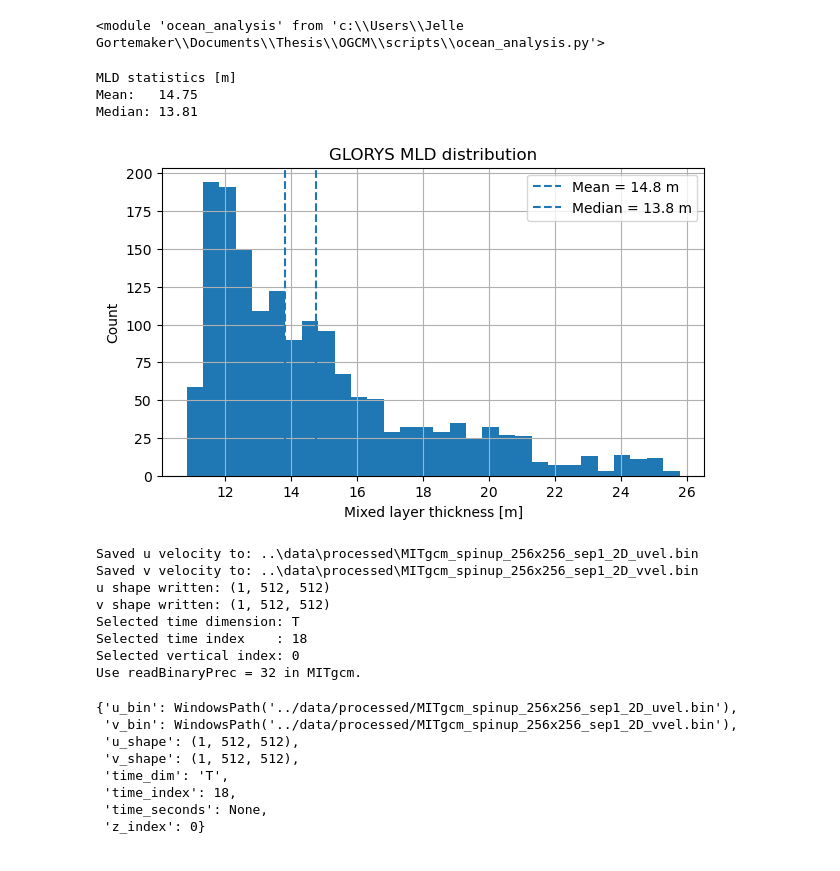
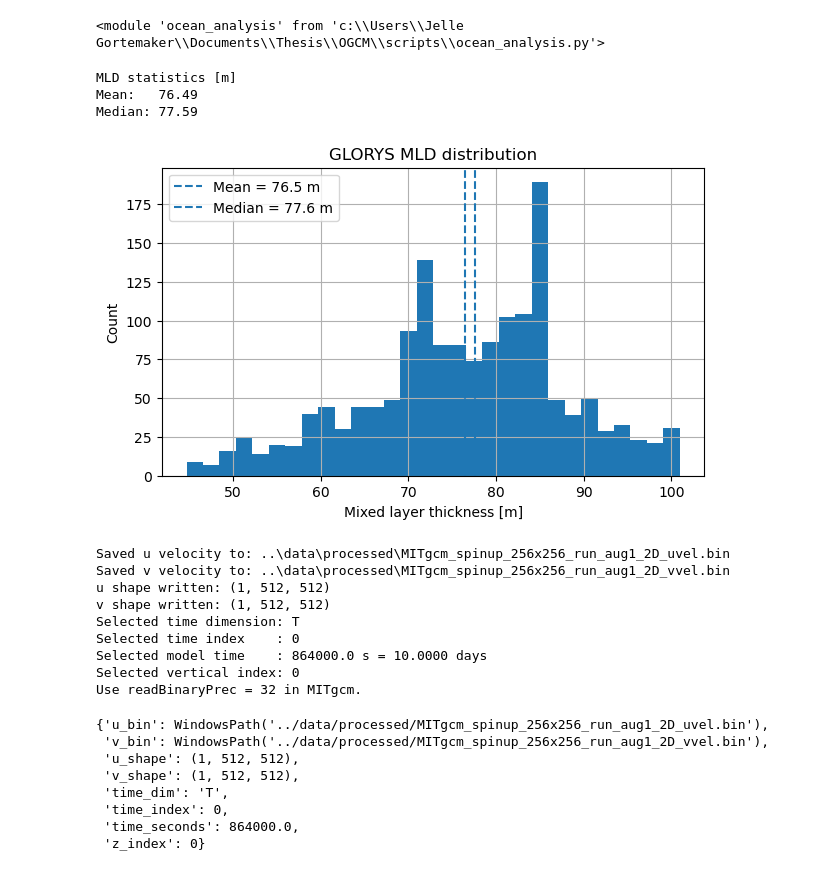
Before and after one commit to Jelle-Gortemaker/Thesis, a Jupyter notebook: OGCM/notebooks/Vertical_slice_to_2D.ipynb, the cells around one changed output. Saved outputs shown, nothing was run; the diff lists cells and outputs as text; code cells hidden in the pictures.

```diff
--- a/OGCM/notebooks/Vertical_slice_to_2D.ipynb
+++ b/OGCM/notebooks/Vertical_slice_to_2D.ipynb
@@ -15,67 +15,70 @@ importlib.reload(oa)
 # %% [output]
 <module 'ocean_analysis' from 'c:\\Users\\Jelle Gortemaker\\Documents\\Thesis\\OGCM\\scripts\\ocean_analysis.py'>
 # %%
-GLORYS_file = "../data/input/GPGP_oct2020_3D_40.50_43.50_137.92_134.28.nc"
+GLORYS_file = "../data/input/GPGP_feb2020_3D_37.0_40.0_147.76_144.24.nc"
 
-MITgcm_interp_file = "../../z.flow_postprocessing/data/input/run_sep1_spinup.nc"
-output_file = "MITgcm_spinup_256x256_sep1_2D"
-delR = [20.0]
+case_name = "run_aug1"
+
+MITgcm_interp_file = f"../../z.flow_postprocessing/data/input/{case_name}.nc"
+output_file = f"MITgcm_spinup_256x256_{case_name}_2D"
+delR = [22.0]
 
 
 
 ds = xr.open_dataset(GLORYS_file)
 mld = ds["mlotst"]
 
 for tdim in ["time", "time_counter", "t"]:
     if tdim in mld.dims:
         mld = mld.mean(dim=tdim)
         break
 
 values = mld.values
 values = values[np.isfinite(values)]
 
 print("MLD statistics [m]")
 print(f"Mean:   {np.mean(values):.2f}")
 print(f"Median: {np.median(values):.2f}")
 
 plt.figure(figsize=(7, 4))
 plt.hist(values, bins=30)
 plt.axvline(np.mean(values), linestyle="--", label=f"Mean = {np.mean(values):.1f} m")
 plt.axvline(np.median(values), linestyle="--", label=f"Median = {np.median(values):.1f} m")
 plt.xlabel("Mixed layer thickness [m]")
 plt.ylabel("Count")
 plt.title("GLORYS MLD distribution")
 plt.legend()
 plt.grid(True)
 plt.show()
 # %% [output]
 MLD statistics [m]
-Mean:   14.75
-Median: 13.81
+Mean:   76.49
+Median: 77.59
-[figure, old version]
+[figure, new version]
 # %%
 oa.spinup_to_baro1_bin(
     input_nc=MITgcm_interp_file,
     output_file=f"../data/processed/{output_file}.nc",
-    time_days=None,
+    time_days=0,
     z_index=0,
 )
 # %% [output]
-Saved u velocity to: ..\data\processed\MITgcm_spinup_256x256_sep1_2D_uvel.bin
-Saved v velocity to: ..\data\processed\MITgcm_spinup_256x256_sep1_2D_vvel.bin
+Saved u velocity to: ..\data\processed\MITgcm_spinup_256x256_run_aug1_2D_uvel.bin
+Saved v velocity to: ..\data\processed\MITgcm_spinup_256x256_run_aug1_2D_vvel.bin
 u shape written: (1, 512, 512)
 v shape written: (1, 512, 512)
 Selected time dimension: T
-Selected time index    : 18
+Selected time index    : 0
+Selected model time    : 864000.0 s = 10.0000 days
 Selected vertical index: 0
 Use readBinaryPrec = 32 in MITgcm.
-{'u_bin': WindowsPath('../data/processed/MITgcm_spinup_256x256_sep1_2D_uvel.bin'),
- 'v_bin': WindowsPath('../data/processed/MITgcm_spinup_256x256_sep1_2D_vvel.bin'),
+{'u_bin': WindowsPath('../data/processed/MITgcm_spinup_256x256_run_aug1_2D_uvel.bin'),
+ 'v_bin': WindowsPath('../data/processed/MITgcm_spinup_256x256_run_aug1_2D_vvel.bin'),
  'u_shape': (1, 512, 512),
  'v_shape': (1, 512, 512),
  'time_dim': 'T',
- 'time_index': 18,
- 'time_seconds': None,
+ 'time_index': 0,
+ 'time_seconds': 864000.0,
  'z_index': 0}
 # %%
 # oa.slice_vertical_layers_delR(
```
Also changed, not shown: 2 other files.
